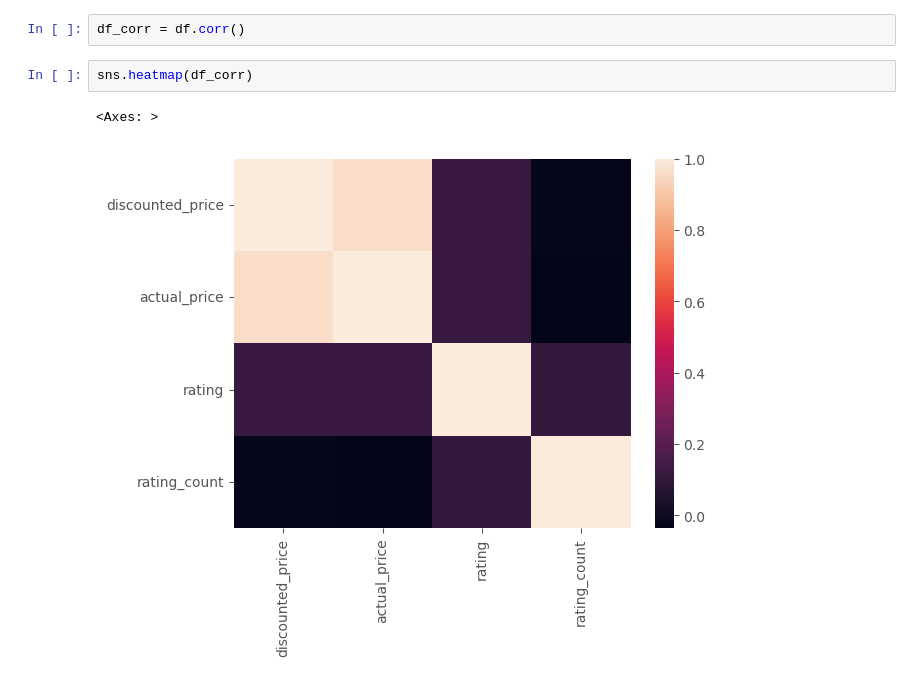
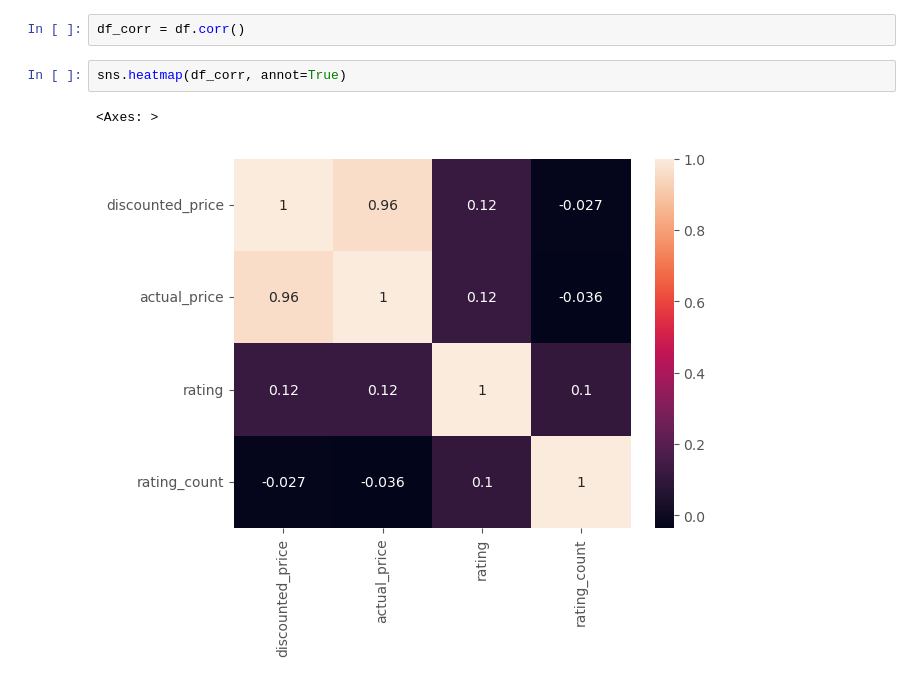
Before and after one commit to mikebenavides29/Amazon-Sales-Dataset-Project, a Jupyter notebook: amazon-sales-dataset-project.ipynb, the cells around one changed output. Drawn from its saved outputs; the diff is of its cells as text.

```diff
--- a/amazon-sales-dataset-project.ipynb
+++ b/amazon-sales-dataset-project.ipynb
@@ -177,7 +177,7 @@ plt.show()
 # %%
 df_corr = df.corr()
 # %%
-sns.heatmap(df_corr)
+sns.heatmap(df_corr, annot=True)
 # %% [output]
 <Axes: >
-[figure, old version]
+[figure, new version]
```
